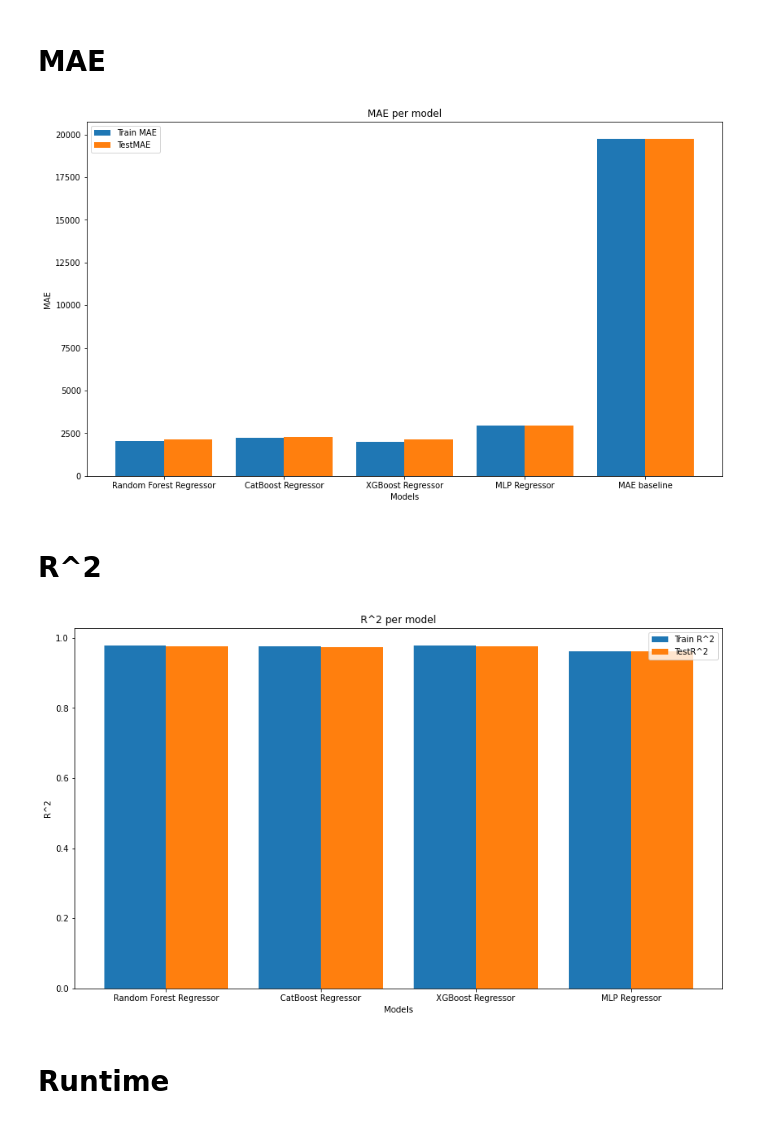
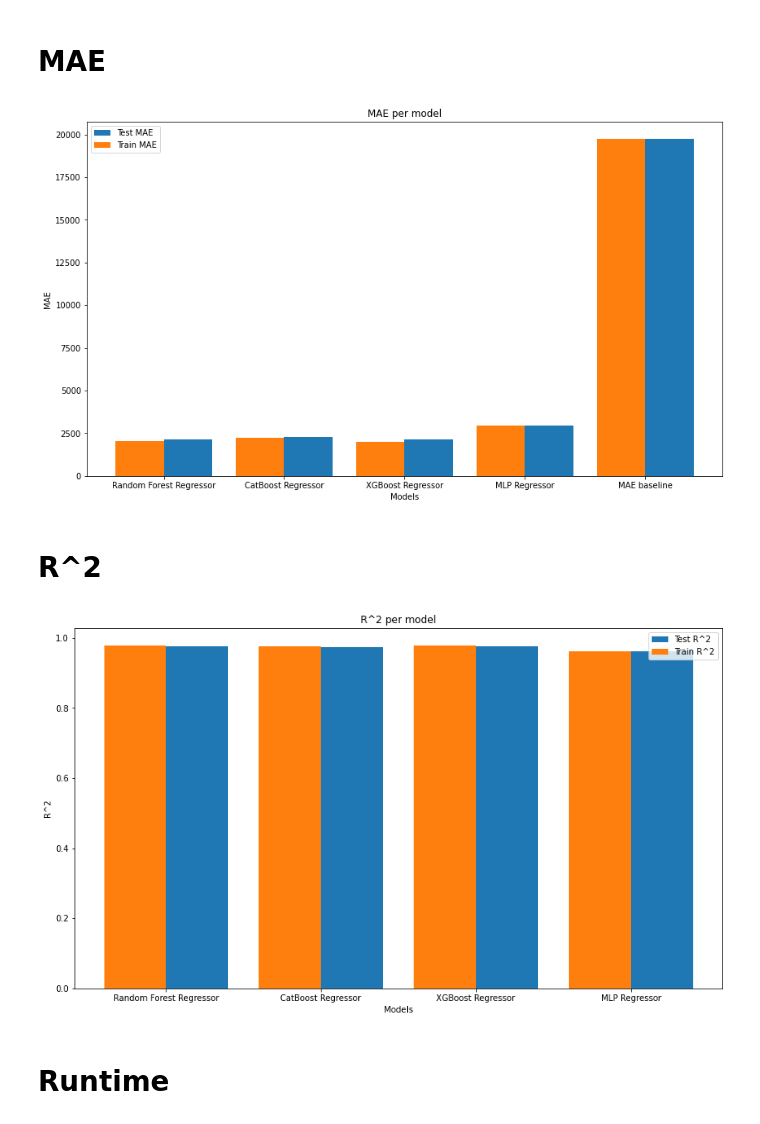
Before and after one commit to mkerekes1427/CAP-4770-Final-Project, a Jupyter notebook: flightprices.ipynb, the cells around one changed output. Cells and saved outputs as stored; diff of their text form; code cells hidden in the pictures.

```diff
--- a/flightprices.ipynb
+++ b/flightprices.ipynb
@@ -386,12 +386,16 @@ mae_baseline = abs(all_y - all_y.mean()).mean()
 # %% [markdown]
 # Barplot of MAE and models
 # %%
-def bar_graph(models, name, train_vals, test_vals, graph_type):
+def bar_graph(models, name, train_vals, test_vals, num_bars):
     plt.figure(figsize=[14,8])
     x_axis=np.arange(len(models))
-    plt.bar(x_axis - 0.2, train_vals, 0.4, label = 'Train ' + name)
-    if graph_type == 'double':
-        plt.bar(x_axis + 0.2, test_vals, 0.4, label = 'Test' + name)
+    a = 0
+
+    if num_bars > 1:
+        a = 0.2
+        plt.bar(x_axis + a, test_vals, 0.4, label = 'Test ' + name)
+
+    plt.bar(x_axis - a, train_vals, 0.4, label = 'Train ' + name)
     plt.xticks(x_axis, models)
     plt.xlabel('Models')
     plt.ylabel(name)
@@ -527,18 +531,18 @@ mlp_tuned_train_r2, mlp_tuned_test_r2, mlp_tuned_train_mae, mlp_tuned_test_mae =
 models_mae_tuned = ['Random Forest Regressor', 'CatBoost Regressor', 'XGBoost Regressor', 'MLP Regressor', 'MAE baseline']
 train_mae_tuned = [rfr_tuned_train_mae, cbr_tuned_train_mae, xgb_tuned_train_mae, mlp_tuned_train_mae, mae_baseline]
 test_mae_tuned = [rfr_tuned_test_mae, cbr_tuned_test_mae, xgb_tuned_test_mae, mlp_tuned_test_mae, mae_baseline]
-bar_graph(models_mae_tuned, 'MAE', train_mae_tuned, test_mae_tuned, 'double')
+bar_graph(models_mae_tuned, 'MAE', train_mae_tuned, test_mae_tuned, 2)
 # %% [output]
-[figure, old version]
+[figure, new version]
 # %% [markdown]
 # R^2
 # %%
 models_r2_tuned = ['Random Forest Regressor', 'CatBoost Regressor', 'XGBoost Regressor', 'MLP Regressor']
 train_r2_tuned = [rfr_tuned_train_r2, cbr_tuned_train_r2, xgb_tuned_train_r2, mlp_tuned_train_r2]
 test_r2_tuned = [rfr_tuned_test_r2, cbr_tuned_test_r2, xgb_tuned_test_r2, mlp_tuned_test_r2]
-bar_graph(models_r2_tuned, 'R^2', train_r2_tuned, test_r2_tuned, 'double')
+bar_graph(models_r2_tuned, 'R^2', train_r2_tuned, test_r2_tuned, 2)
 # %% [output]
-[figure, old version]
+[figure, new version]
 # %% [markdown]
 # Runtime
 # %%
```
Also changed, not shown: parts of 10 cells of this notebook.
